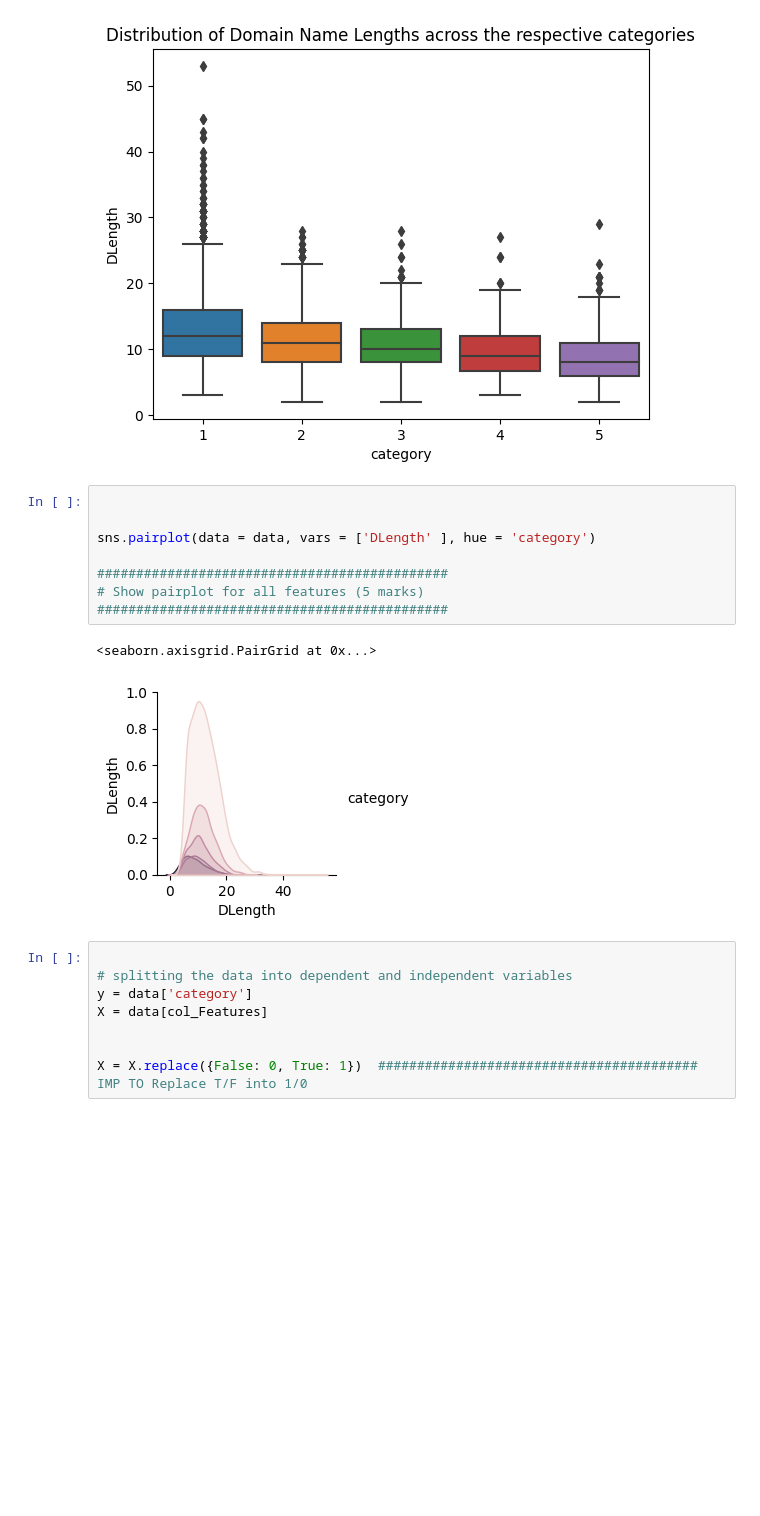
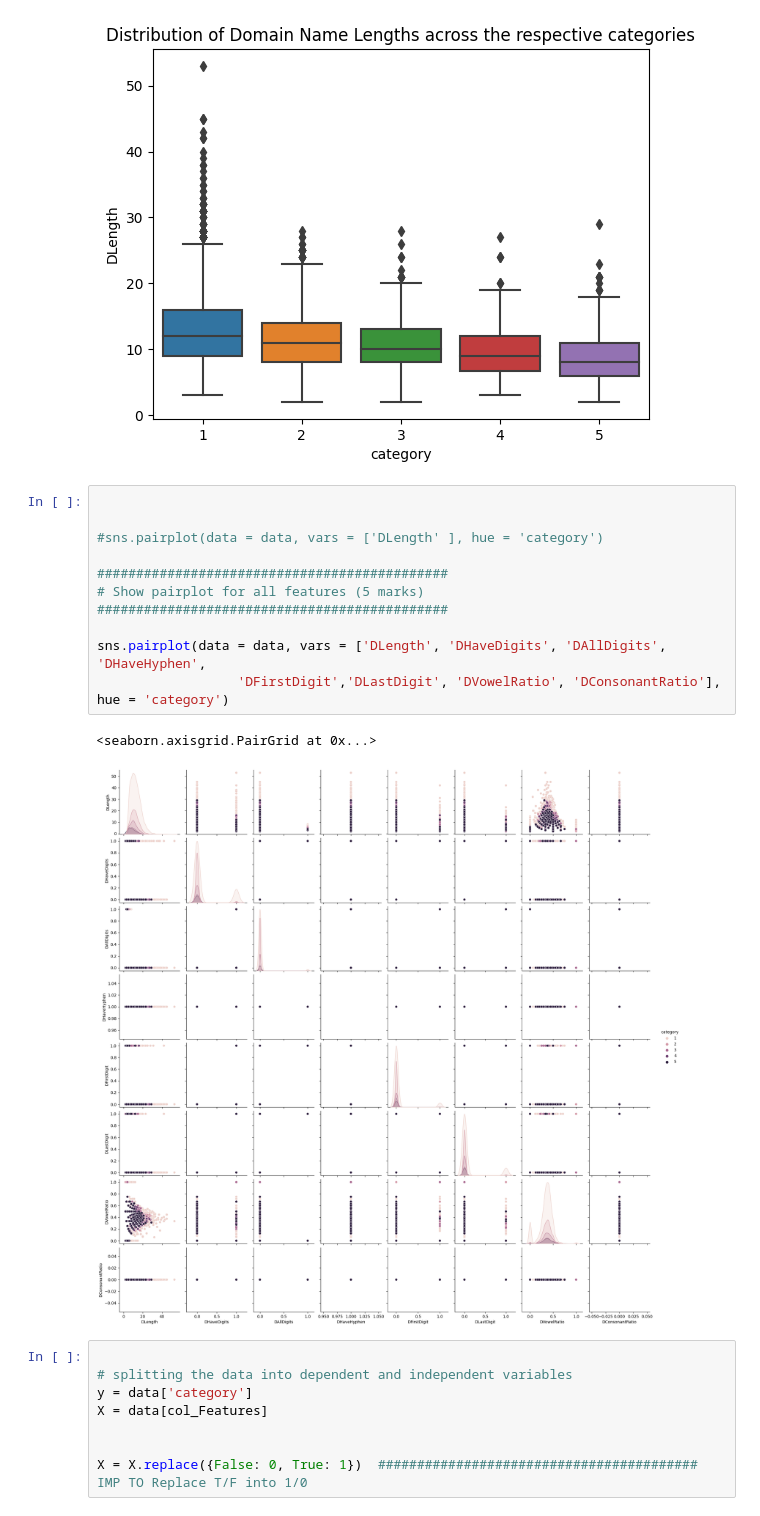
Before and after one commit to uzair011/CN5021--practical, a Jupyter notebook: Embedding_Model_Building_CN5021_small_Quiz4.ipynb, the cells around one changed output. Saved outputs shown, nothing was run; the diff lists cells and outputs as text; blank space fills up the shorter version.

```diff
--- a/Embedding_Model_Building_CN5021_small_Quiz4.ipynb
+++ b/Embedding_Model_Building_CN5021_small_Quiz4.ipynb
@@ -157,14 +179,17 @@ Text(0.5, 1.0, 'Distribution of Domain Name Lengths across the respective catego
 # %%
 
 
-sns.pairplot(data = data, vars = ['DLength' ], hue = 'category')
+#sns.pairplot(data = data, vars = ['DLength' ], hue = 'category')
 
 #############################################
 # Show pairplot for all features (5 marks)
 #############################################
+
+sns.pairplot(data = data, vars = ['DLength', 'DHaveDigits', 'DAllDigits', 'DHaveHyphen',
+                  'DFirstDigit','DLastDigit', 'DVowelRatio', 'DConsonantRatio'], hue = 'category')
 # %% [output]
 <seaborn.axisgrid.PairGrid at 0x...>
-[figure, old version]
+[figure, new version]
 # %%
 
 # splitting the data into dependent and independent variables
```
Also changed, not shown: parts of 3 cells of this notebook.
